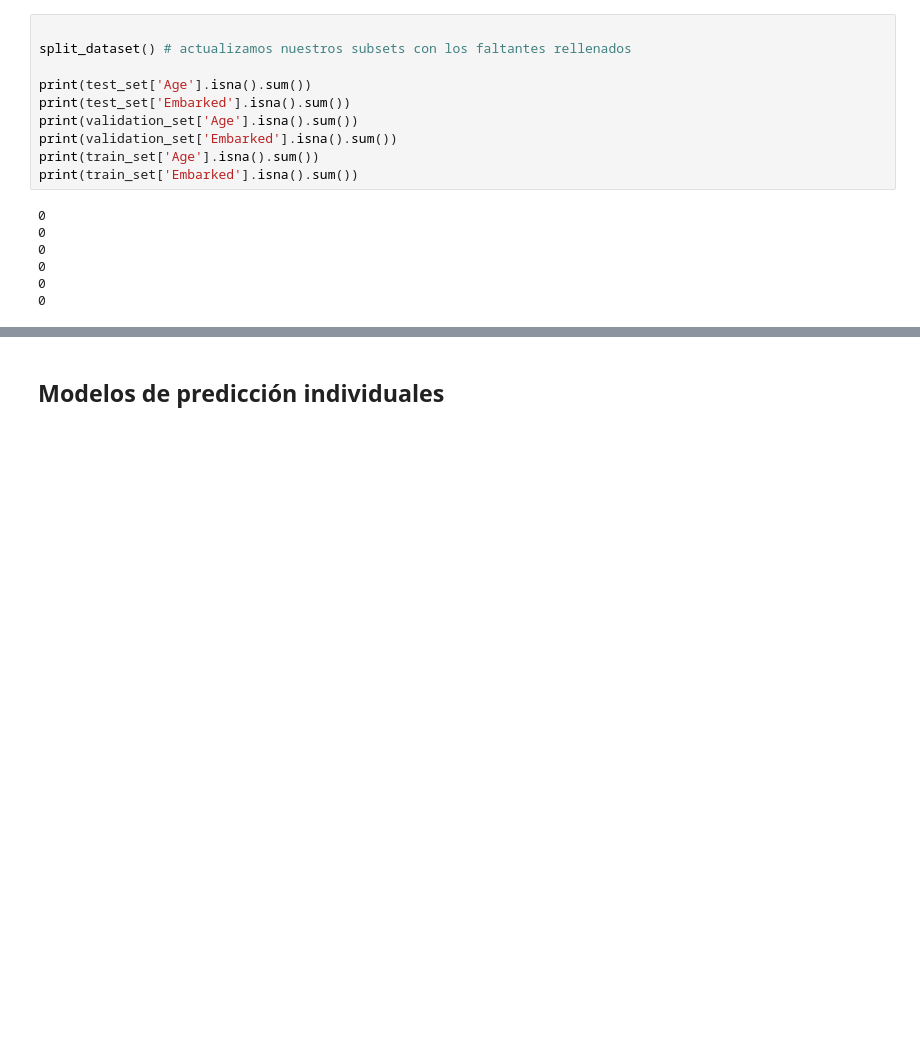
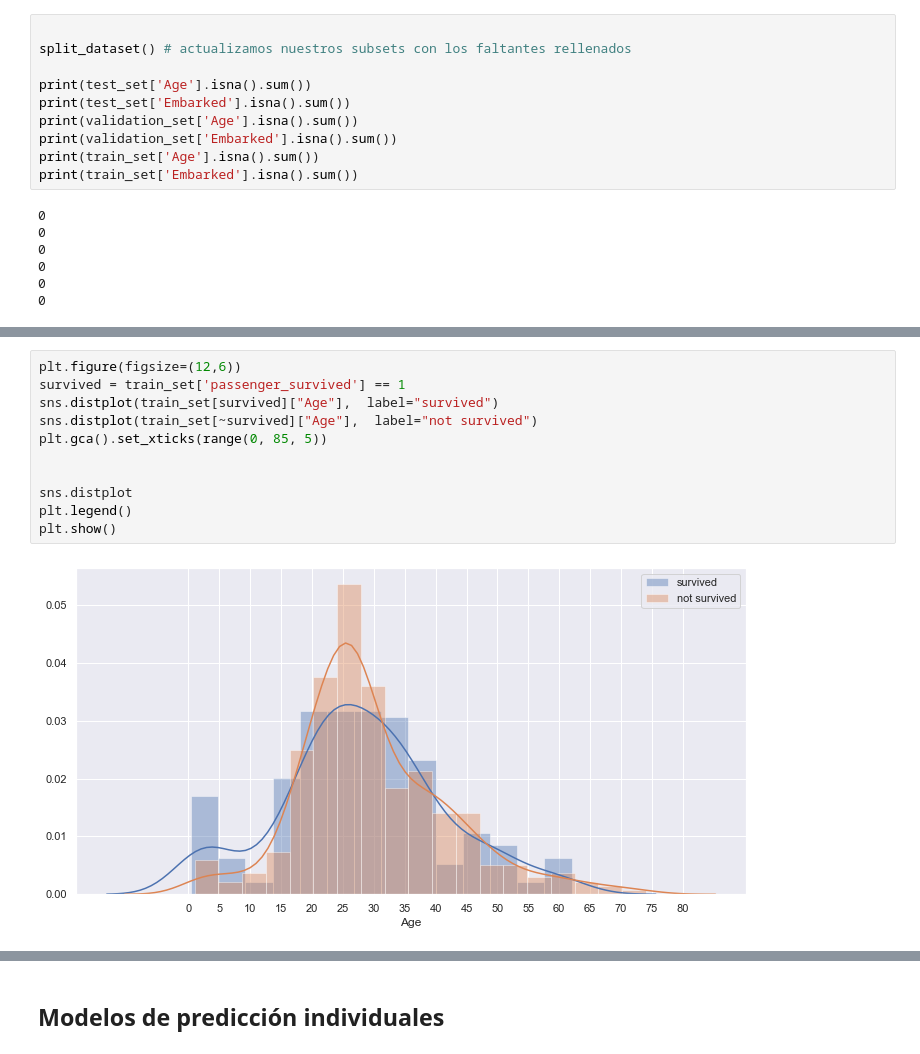
Before and after one commit to gallowstree/machine-learning-labs-2020, a Jupyter notebook: titanic-project/titanic-project.ipynb, the cells around one changed output, grey strips where cells are left out. Cells and saved outputs as stored; diff of their text form; blank space fills up the shorter version.

```diff
--- a/titanic-project/titanic-project.ipynb
+++ b/titanic-project/titanic-project.ipynb
@@ -193,0 +214,13 @@ print(train_set['Embarked'].isna().sum())
+# %%
+plt.figure(figsize=(12,6))
+survived = train_set['passenger_survived'] == 1
+sns.distplot(train_set[survived]["Age"],  label="survived")
+sns.distplot(train_set[~survived]["Age"],  label="not survived")
+plt.gca().set_xticks(range(0, 85, 5))
+
+
+sns.distplot
+plt.legend()
+plt.show()
+# %% [output]
+[figure, added]
```
Also changed, not shown: parts of 17 cells of this notebook.
